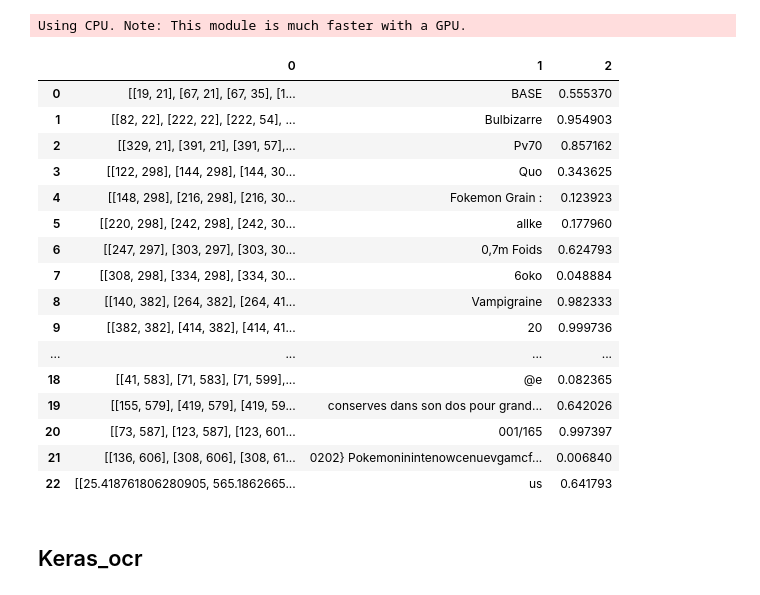
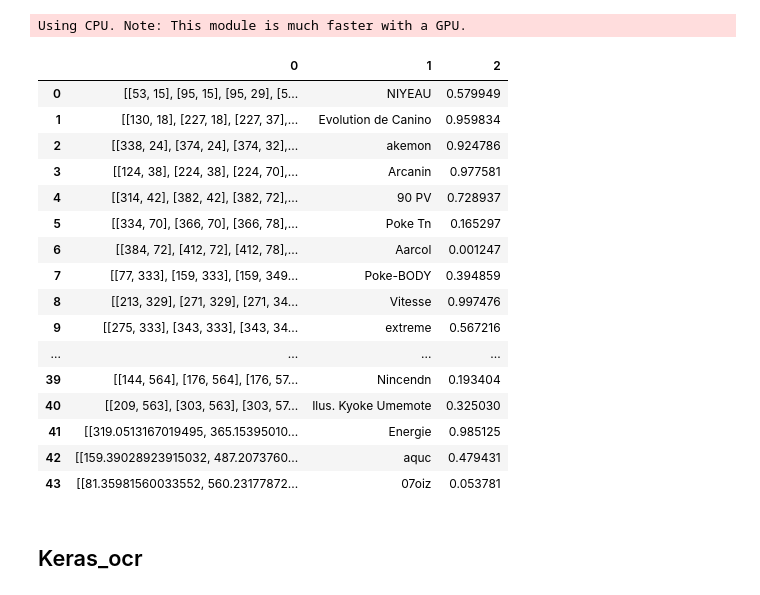
Before and after one commit to Hytia49/TCG-Recognition, a Jupyter notebook: test.ipynb, the cells around one changed output. Cells and saved outputs as stored; diff of their text form; code cells hidden in the pictures.

```diff
--- a/test.ipynb
+++ b/test.ipynb
@@ -16,8 +19,8 @@ from PIL import Image
     - easyocr
 3. Compare results
 # %%
-img = glob('../TCG-RECOGNITION/data/*')
-img
+imgs = glob('../TCG-RECOGNITION/data/*')
+imgs
 # %% [output]
 ['../TCG-RECOGNITION/data\\1.jpg',
  '../TCG-RECOGNITION/data\\175.jpg',
@@ -47,32 +59,32 @@ us. You Nishida Guandilestieune, ilabsorbe les nutriments:
 # %% [markdown]
 ## EasyOCR
 # %%
-import easyocr
 
-reader = easyocr.Reader(['fr'], gpu = False)
+
+reader = easyocr.Reader(['en'], gpu = False)
 # %% [output]
 Using CPU. Note: This module is much faster with a GPU.
 # %%
-results = reader.readtext(img[0])
+results = reader.readtext(imgs[3])
 pd.DataFrame(results)
 # %% [output]
 |  | 0 | 1 | 2 |
-| 0 | [[19, 21], [67, 21], [67, 35], [1... | BASE | 0.555370 |
-| 1 | [[82, 22], [222, 22], [222, 54], ... | Bulbizarre | 0.954903 |
-| 2 | [[329, 21], [391, 21], [391, 57],... | Pv70 | 0.857162 |
-| 3 | [[122, 298], [144, 298], [144, 30... | Quo | 0.343625 |
-| 4 | [[148, 298], [216, 298], [216, 30... | Fokemon Grain : | 0.123923 |
-| 5 | [[220, 298], [242, 298], [242, 30... | allke | 0.177960 |
-| 6 | [[247, 297], [303, 297], [303, 30... | 0,7m Foids | 0.624793 |
-| 7 | [[308, 298], [334, 298], [334, 30... | 6oko | 0.048884 |
-| 8 | [[140, 382], [264, 382], [264, 41... | Vampigraine | 0.982333 |
-| 9 | [[382, 382], [414, 382], [414, 41... | 20 | 0.999736 |
+| 0 | [[53, 15], [95, 15], [95, 29], [5... | NIYEAU | 0.579949 |
+| 1 | [[130, 18], [227, 18], [227, 37],... | Evolution de Canino | 0.959834 |
+| 2 | [[338, 24], [374, 24], [374, 32],... | akemon | 0.924786 |
+| 3 | [[124, 38], [224, 38], [224, 70],... | Arcanin | 0.977581 |
+| 4 | [[314, 42], [382, 42], [382, 72],... | 90 PV | 0.728937 |
+| 5 | [[334, 70], [366, 70], [366, 78],... | Poke Tn | 0.165297 |
+| 6 | [[384, 72], [412, 72], [412, 78],... | Aarcol | 0.001247 |
+| 7 | [[77, 333], [159, 333], [159, 349... | Poke-BODY | 0.394859 |
+| 8 | [[213, 329], [271, 329], [271, 34... | Vitesse | 0.997476 |
+| 9 | [[275, 333], [343, 333], [343, 34... | extreme | 0.567216 |
 | ... | ... | ... | ... |
-| 18 | [[41, 583], [71, 583], [71, 599],... | @e | 0.082365 |
-| 19 | [[155, 579], [419, 579], [419, 59... | conserves dans son dos pour grand... | 0.642026 |
-| 20 | [[73, 587], [123, 587], [123, 601... | 001/165 | 0.997397 |
-| 21 | [[136, 606], [308, 606], [308, 61... | 0202} Pokemoninintenowcenuevgamcf... | 0.006840 |
-| 22 | [[25.418761806280905, 565.1862665... | us | 0.641793 |
+| 39 | [[144, 564], [176, 564], [176, 57... | Nincendn | 0.193404 |
+| 40 | [[209, 563], [303, 563], [303, 57... | Ilus. Kyoke Umemote | 0.325030 |
+| 41 | [[319.0513167019495, 365.15395010... | Energie | 0.985125 |
+| 42 | [[159.39028923915032, 487.2073760... | aquc | 0.479431 |
+| 43 | [[81.35981560033552, 560.23177872... | 07oiz | 0.053781 |
 # %% [markdown]
 ## Keras_ocr
 # %%
```
Also changed, not shown: parts of 10 cells of this notebook.
